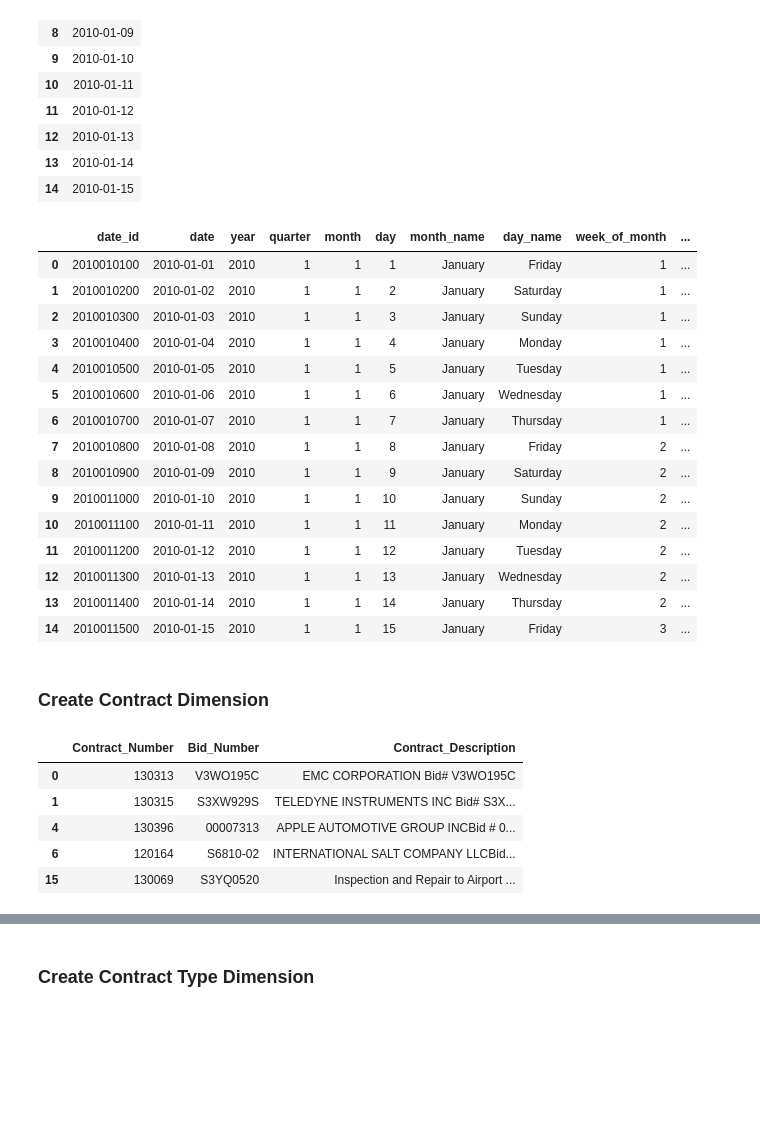
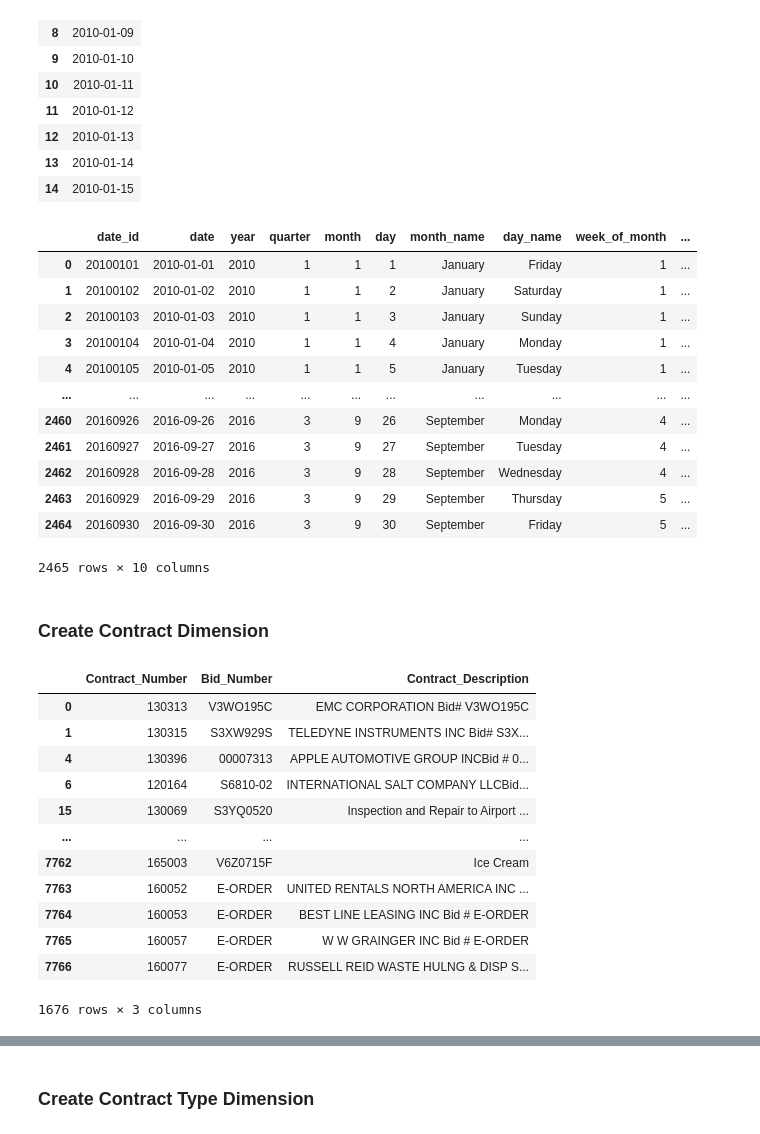
Before and after one commit to LeporidaeLepus/CIS9440_HW, a Jupyter notebook: scripts/commodities_contracts_etl.ipynb, the cells around one changed output, grey strips where cells are left out. Drawn from its saved outputs; the diff is of its cells as text; code cells hidden in the pictures; blank space fills up the shorter version.

```diff
--- a/scripts/commodities_contracts_etl.ipynb
+++ b/scripts/commodities_contracts_etl.ipynb
@@ -231,46 +231,43 @@ date_df.head(15)
 # %%
 # Extract attributes
 date_df['year'] = date_df['date'].dt.year
 date_df['quarter'] = date_df['date'].dt.quarter
 date_df['month'] = date_df['date'].dt.month
 date_df['day'] = date_df['date'].dt.day
 date_df['month_name'] = date_df['date'].dt.strftime('%B')
 date_df['day_name'] = date_df['date'].dt.strftime('%A')
 # date_df['date_iso_format'] = date_df['date'].apply(lambda x: x.isoformat())
-date_df['date_id'] = date_df['date'].dt.strftime('%Y%m%d%H')
+date_df['date_id'] = date_df['date'].dt.strftime('%Y%m%d')
 
 # Add week of the month and week of the year
 date_df['week_of_month'] = date_df['date'].apply(week_of_month)
 date_df['week_of_year'] = date_df['date'].dt.strftime('%U')
 
 # Reorder
 new_order = ['date_id','date','year','quarter','month','day','month_name','day_name','week_of_month','week_of_year']
 date_df = date_df[new_order]
 
-date_df.head(15)
+date_df
 # %% [output]
 |  | date_id | date | year | quarter | month | day | month_name | day_name | week_of_month | ... |
-| 0 | 2010010100 | 2010-01-01 | 2010 | 1 | 1 | 1 | January | Friday | 1 | ... |
-| 1 | 2010010200 | 2010-01-02 | 2010 | 1 | 1 | 2 | January | Saturday | 1 | ... |
-| 2 | 2010010300 | 2010-01-03 | 2010 | 1 | 1 | 3 | January | Sunday | 1 | ... |
-| 3 | 2010010400 | 2010-01-04 | 2010 | 1 | 1 | 4 | January | Monday | 1 | ... |
-| 4 | 2010010500 | 2010-01-05 | 2010 | 1 | 1 | 5 | January | Tuesday | 1 | ... |
-| 5 | 2010010600 | 2010-01-06 | 2010 | 1 | 1 | 6 | January | Wednesday | 1 | ... |
-| 6 | 2010010700 | 2010-01-07 | 2010 | 1 | 1 | 7 | January | Thursday | 1 | ... |
-| 7 | 2010010800 | 2010-01-08 | 2010 | 1 | 1 | 8 | January | Friday | 2 | ... |
-| 8 | 2010010900 | 2010-01-09 | 2010 | 1 | 1 | 9 | January | Saturday | 2 | ... |
-| 9 | 2010011000 | 2010-01-10 | 2010 | 1 | 1 | 10 | January | Sunday | 2 | ... |
-| 10 | 2010011100 | 2010-01-11 | 2010 | 1 | 1 | 11 | January | Monday | 2 | ... |
-| 11 | 2010011200 | 2010-01-12 | 2010 | 1 | 1 | 12 | January | Tuesday | 2 | ... |
-| 12 | 2010011300 | 2010-01-13 | 2010 | 1 | 1 | 13 | January | Wednesday | 2 | ... |
-| 13 | 2010011400 | 2010-01-14 | 2010 | 1 | 1 | 14 | January | Thursday | 2 | ... |
-| 14 | 2010011500 | 2010-01-15 | 2010 | 1 | 1 | 15 | January | Friday | 3 | ... |
+| 0 | 20100101 | 2010-01-01 | 2010 | 1 | 1 | 1 | January | Friday | 1 | ... |
+| 1 | 20100102 | 2010-01-02 | 2010 | 1 | 1 | 2 | January | Saturday | 1 | ... |
+| 2 | 20100103 | 2010-01-03 | 2010 | 1 | 1 | 3 | January | Sunday | 1 | ... |
+| 3 | 20100104 | 2010-01-04 | 2010 | 1 | 1 | 4 | January | Monday | 1 | ... |
+| 4 | 20100105 | 2010-01-05 | 2010 | 1 | 1 | 5 | January | Tuesday | 1 | ... |
+| ... | ... | ... | ... | ... | ... | ... | ... | ... | ... | ... |
+| 2460 | 20160926 | 2016-09-26 | 2016 | 3 | 9 | 26 | September | Monday | 4 | ... |
+| 2461 | 20160927 | 2016-09-27 | 2016 | 3 | 9 | 27 | September | Tuesday | 4 | ... |
+| 2462 | 20160928 | 2016-09-28 | 2016 | 3 | 9 | 28 | September | Wednesday | 4 | ... |
+| 2463 | 20160929 | 2016-09-29 | 2016 | 3 | 9 | 29 | September | Thursday | 5 | ... |
+| 2464 | 20160930 | 2016-09-30 | 2016 | 3 | 9 | 30 | September | Friday | 5 | ... |
+2465 rows × 10 columns
 # %% [markdown]
 ### Create Contract Dimension
 # %%
 contract_df = contracts_clean_df.loc[:, ['Contract_Number','Bid_Number','Contract_Description']].copy()
-contract_df.drop_duplicates(subset=['Contract_Number','Bid_Number'],keep='last',inplace = True)
-contract_df.head()
+contract_df.drop_duplicates(subset=['Contract_Number'],keep='last',inplace = True)
+contract_df
 # %% [output]
 |  | Contract_Number | Bid_Number | Contract_Description |
 | 0 | 130313 | V3WO195C | EMC CORPORATION Bid# V3WO195C |
@@ -278,6 +275,13 @@ contract_df.head()
 | 4 | 130396 | 00007313 | APPLE AUTOMOTIVE GROUP INCBid # 0... |
 | 6 | 120164 | S6810-02 | INTERNATIONAL SALT COMPANY LLCBid... |
 | 15 | 130069 | S3YQ0520 | Inspection and Repair to Airport ... |
+| ... | ... | ... | ... |
+| 7762 | 165003 | V6Z0715F | Ice Cream |
+| 7763 | 160052 | E-ORDER | UNITED RENTALS NORTH AMERICA INC ... |
+| 7764 | 160053 | E-ORDER | BEST LINE LEASING INC Bid # E-ORDER |
+| 7765 | 160057 | E-ORDER | W W GRAINGER INC Bid # E-ORDER |
+| 7766 | 160077 | E-ORDER | RUSSELL REID WASTE HULNG & DISP S... |
+1676 rows × 3 columns
 # %%
 rename_title = {
     'Contract_Number': 'contract_number',
```
Also changed, not shown: parts of 11 cells of this notebook, 1 other file.
